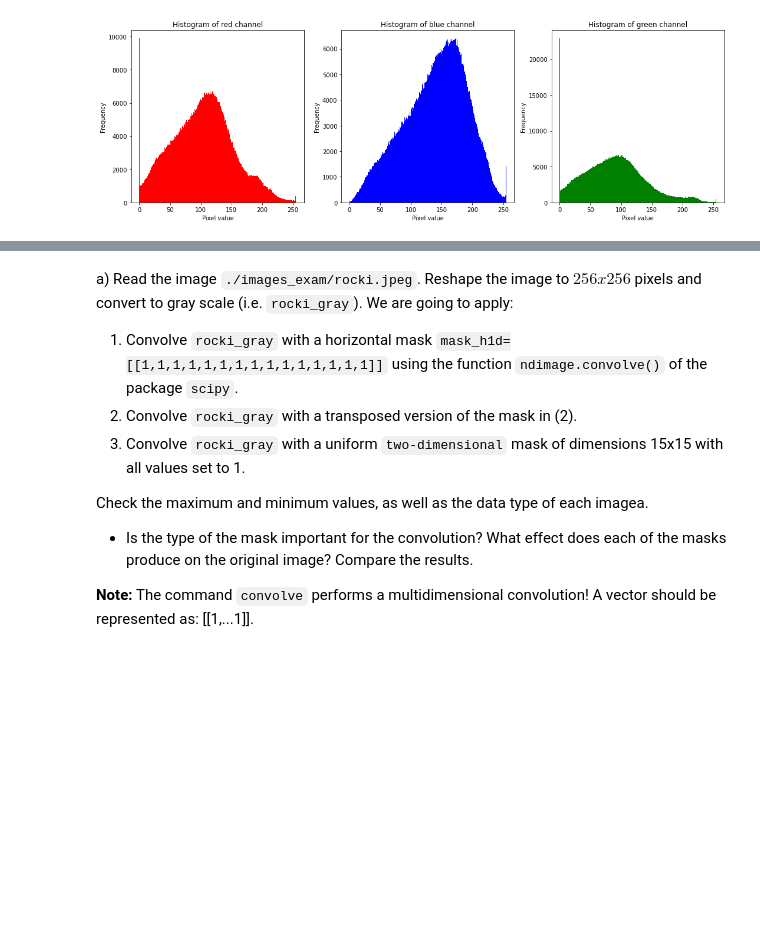
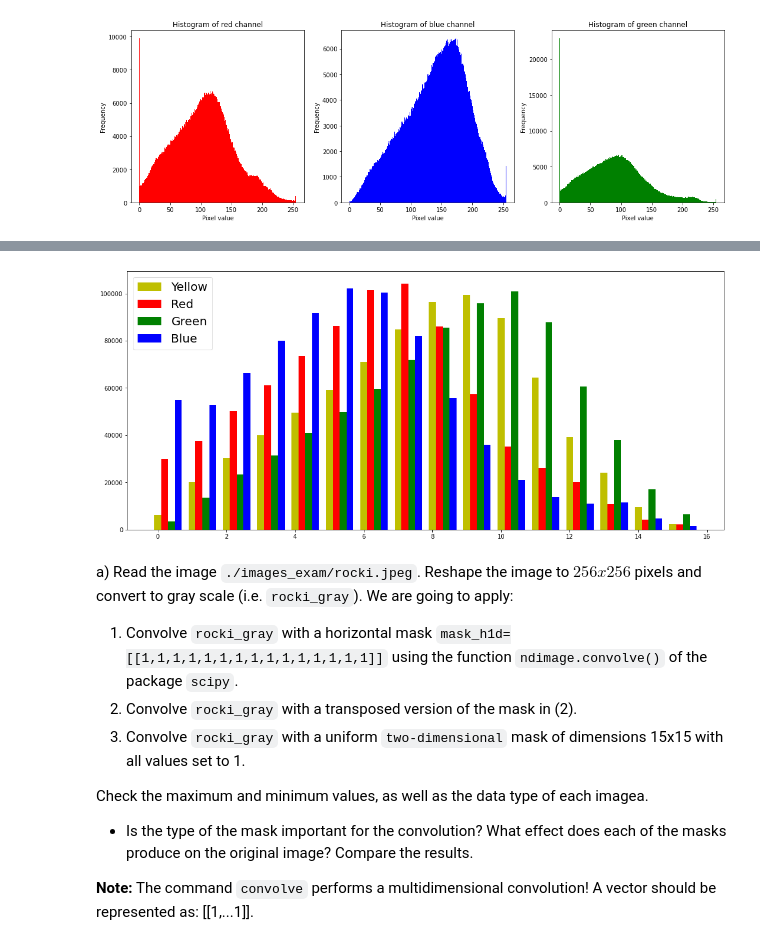
Before and after one commit to dacxjo/computer_vision, a Jupyter notebook: Labs/p2/p2_2022-23.ipynb, the cells around one changed output, grey strips where cells are left out. Drawn from its saved outputs; the diff is of its cells as text; code cells hidden in the pictures; blank space fills up the shorter version.

```diff
--- a/Labs/p2/p2_2022-23.ipynb
+++ b/Labs/p2/p2_2022-23.ipynb
@@ -111,6 +117,29 @@ The plotted histogram must accomplish these requirements (see image bellow as an
 <img src='images_notebook/histograms2.png'>
 
 <img src='images_notebook/histograms3.png'>
+# %%
+def im_hist(im, nbins=8):
+    if len(im.shape) == 3 and im.shape[2] == 3:
+        im_gray = color.rgb2gray(im)
+
+    hst_gray, bins_gray = histogram(im_gray, nbins=nbins)
+    hst_r, bins_r = histogram(im[:,:,0], nbins=nbins)
+    hst_g, bins_g = histogram(im[:,:,1], nbins=nbins)
+    hst_b, bins_b = histogram(im[:,:,2], nbins=nbins)
+
+    ind = np.arange(nbins)
+
+    fig = plt.figure(figsize=(18,8))
+    cl_gray = plt.bar( ind, hst_gray, 0.2, color='y')
+    cl_r = plt.bar( ind+.2, hst_r, 0.2, color='r')
+    cl_g = plt.bar( ind+.4, hst_g, 0.2, color='g')
+    cl_b = plt.bar( ind+.6, hst_b, 0.2, color='b')
+    plt.legend((cl_gray[0], cl_r[0], cl_g[0], cl_b[0]), ('Yellow','Red','Green','Blue'), loc=2, prop={'size': 20})
+    plt.show()
+# %%
+im_hist(q1_img, 16)
+# %% [output]
+[figure, added]
 # %% [markdown]
 a) Read the image `./images_exam/rocki.jpeg`. Reshape the image to $256x256$ pixels and convert to gray scale (i.e. `rocki_gray`). We are going to apply:
 
```
Also changed, not shown: parts of 15 cells of this notebook, 1 other file.
